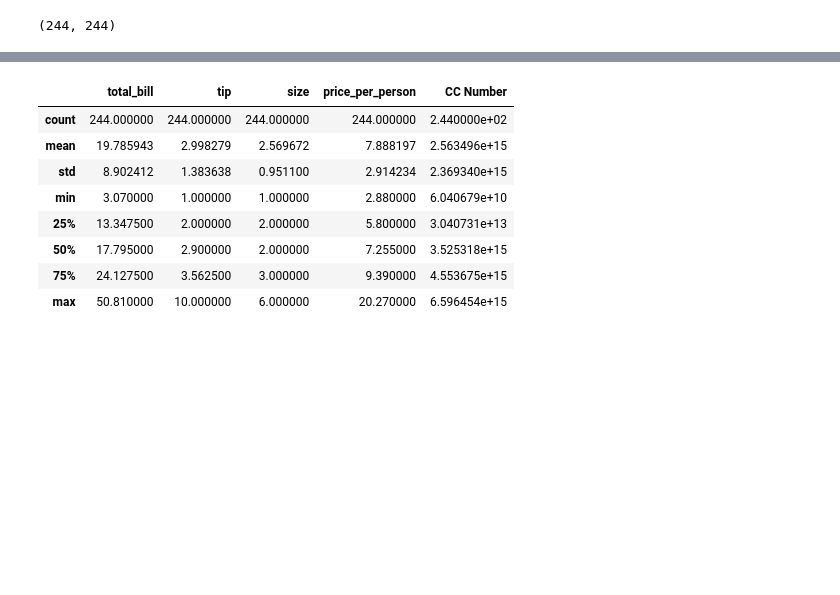
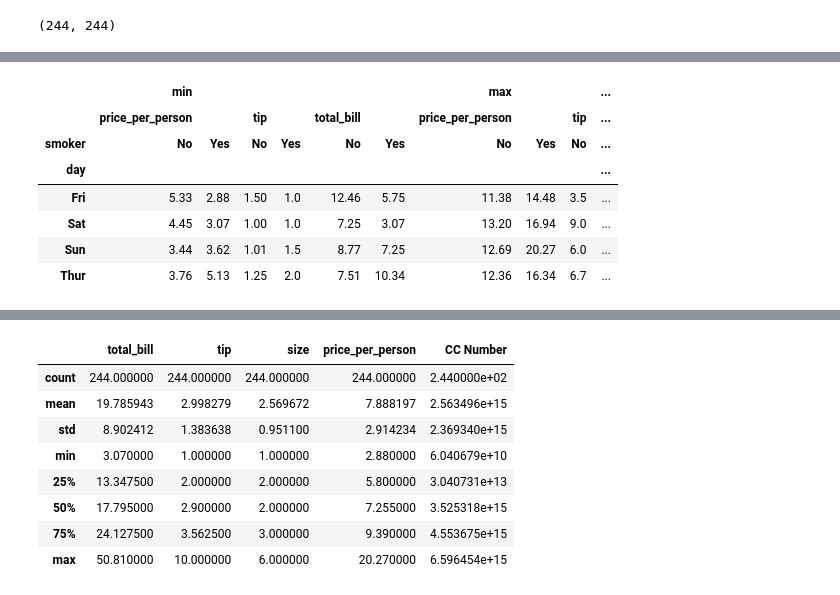
Before and after one commit to jroshanjha/Data-Analaytics-Project, a Jupyter notebook: tips.ipynb, the cells around one changed output, grey strips where cells are left out. Cells and saved outputs as stored; diff of their text form; code cells hidden in the pictures; blank space fills up the shorter version.

```diff
--- a/tips.ipynb
+++ b/tips.ipynb
@@ -118,0 +235,11 @@ df.groupby('sex')['total_bill'].agg(['mean','std','var','min','max'])
+# %%
+df.pivot_table(index='day', columns='smoker', values=['tip','total_bill','price_per_person'], aggfunc=['min','max']).fillna(0)
+# %% [output]
+|  | min |  |  |  |  |  | max |  |  | ... |
+|  | price_per_person |  | tip |  | total_bill |  | price_per_person |  | tip | ... |
+| smoker | No | Yes | No | Yes | No | Yes | No | Yes | No | ... |
+| day |  |  |  |  |  |  |  |  |  | ... |
+| Fri | 5.33 | 2.88 | 1.50 | 1.0 | 12.46 | 5.75 | 11.38 | 14.48 | 3.5 | ... |
+| Sat | 4.45 | 3.07 | 1.00 | 1.0 | 7.25 | 3.07 | 13.20 | 16.94 | 9.0 | ... |
+| Sun | 3.44 | 3.62 | 1.01 | 1.5 | 8.77 | 7.25 | 12.69 | 20.27 | 6.0 | ... |
+| Thur | 3.76 | 5.13 | 1.25 | 2.0 | 7.51 | 10.34 | 12.36 | 16.34 | 6.7 | ... |
```
Also changed, not shown: parts of 21 cells of this notebook.
